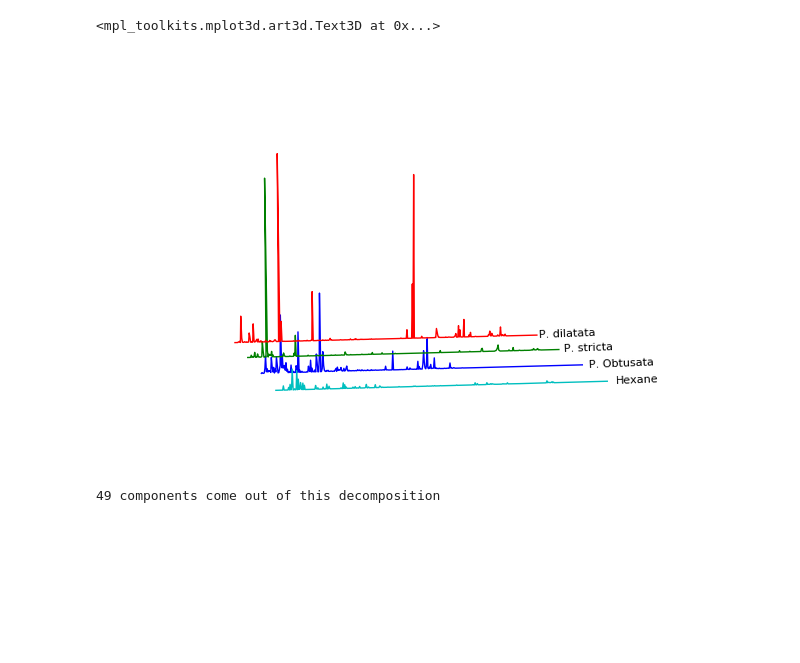
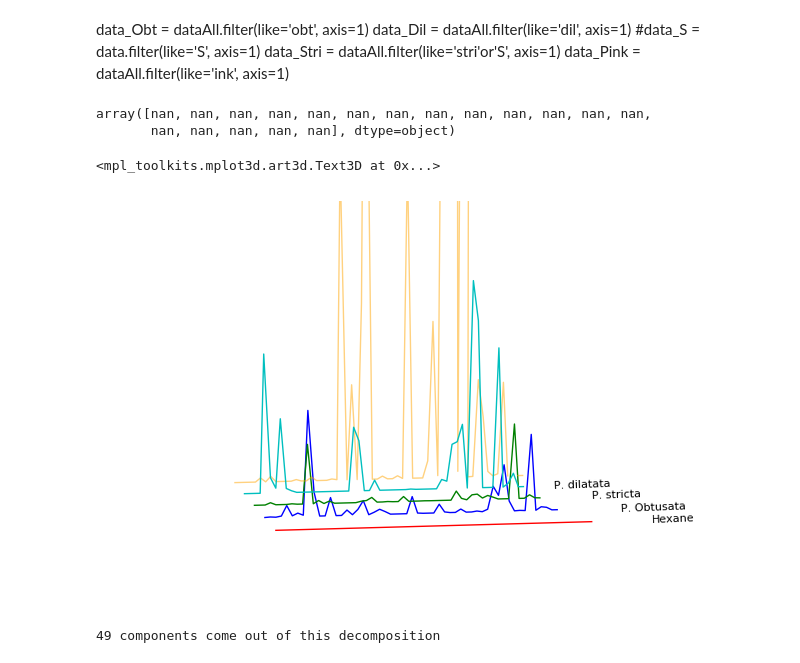
Before and after one commit to ryokubo5710/Platanthera_scents, a Jupyter notebook: FinalProject_DataPreparation.ipynb, the cells around one changed output. Saved outputs shown, nothing was run; the diff lists cells and outputs as text; code cells hidden in the pictures; blank space fills up the shorter version.

```diff
--- a/FinalProject_DataPreparation.ipynb
+++ b/FinalProject_DataPreparation.ipynb
@@ -4,4 +4,4 @@ import pandas as pd
 import matplotlib.pyplot as plt
 %matplotlib inline
 # %%
-data= pd.read_excel('Orchids_processed_70percent.xlsx.xlsx', sheetname ='All')
+data= pd.read_excel('OutputScriptMarie_KovatsMatchOnly70.xlsx.xlsx', sheetname ='to use for NDMS')
@@ -14,39 +8,63 @@ data_Hex = data.filter(like='hex', axis=1)
+# %% [markdown]
+data_Obt = dataAll.filter(like='obt', axis=1)
+data_Dil = dataAll.filter(like='dil', axis=1)
+#data_S = data.filter(like='S', axis=1)
+data_Stri = dataAll.filter(like='stri'or'S', axis=1)
+data_Pink = dataAll.filter(like='ink', axis=1)
+# %%
+data_Obt = data[data['Species'].str.contains('obt')]
+data_Dil = data[data['Species'].str.contains('dil')]
+data_Stri = data[data['Species'].str.contains('stri')]
+data_Cil = data[data['Species'].str.contains('cil')]
+data_Hur = data[data['Species'].str.contains('hur')]
+# %%
+value = data_Obt.values
+value.shape
+value[:, 57]
+# %% [output]
+array([nan, nan, nan, nan, nan, nan, nan, nan, nan, nan, nan, nan, nan,
+       nan, nan, nan, nan, nan], dtype=object)
 # %%
-Size = data_Obt.shape[0]
+Size = data_Obt.shape[1]
 MeanObt = np.zeros(Size)
 MeanDil = np.zeros(Size)
 #MeanS = np.zeros(Size)
 MeanStri = np.zeros(Size)
-MeanHex = np.zeros(Size)
+MeanCil = np.zeros(Size)
+MeanHur = np.zeros(Size)
 
-for i in range(0, Size):
-    MeanObt[i] = np.mean(data_Obt.values[i, :])
-    MeanDil[i] = np.mean(data_Dil.values[i, :])
+for i in range(1, Size-1):
+    MeanObt[i] = np.mean(data_Obt.values[:, i+1])
+    MeanDil[i] = np.mean(data_Dil.values[:, i+1])
     #MeanS[i] = np.mean(data_S.values[i, :])
-    MeanStri[i] = np.mean(data_Stri.values[i, :])
-    MeanHex[i] = np.mean(data_Hex.values[i, :])
+    MeanStri[i] = np.mean(data_Stri.values[:, i+1])
+    MeanCil[i] = np.mean(data_Cil.values[:, i+1])
+    MeanHur[i] = np.mean(data_Hur.values[:, i+1])
 
 from mpl_toolkits.mplot3d import Axes3D
 fig = plt.figure()
 ax = Axes3D(fig)
 
 ax.plot(range(0, Size),[1]*Size, MeanObt)
 ax.plot(range(0, Size),[2]*Size, MeanStri)
 #ax.plot(range(0, Size), [3]*Size, MeanS)
-ax.plot(range(0, Size),[3]*Size, MeanDil)
-ax.plot(range(0, Size),[0]*Size, MeanHex)
+ax.plot(range(0, Size),[4]*Size, MeanDil, c='orange', alpha=0.5)
+ax.plot(range(0, Size),[0]*Size, MeanCil)
+ax.plot(range(0, Size),[3]*Size, MeanHur)
+ax.set_zlim(0, max(MeanHur))
 ax.view_init(elev=10, azim=-100)
 ax.axis('off')
 ax.text(Size+10, 0, 0, "Hexane", (1, 0, 1), color='black', fontsize=8)
 ax.text(Size+8, 1, 0, "P. Obtusata", (1, 0, 1), color='black', fontsize=8)
 ax.text(Size+6, 2, 0, "P. stricta", (1, 0, 1), color='black', fontsize=8)
 #ax.text(Size+4, 3, 0, "S", (1, 0, 1), color='black', fontsize=8)
 ax.text(Size+2, 3, 0, "P. dilatata", (1, 0, 1), color='black', fontsize=8)
 
 ##WE SHOULD MEAN FIRST WITH THE DATE AND THE SAMPLE ID
+##Have to reorganise labels
 # %% [output]
 <mpl_toolkits.mplot3d.art3d.Text3D at 0x...>
-[figure, old version]
+[figure, new version]
 # %%
 #data_Obt = data.filter(like='Pobt', axis=1)
 #data_Dil = data.filter(like='dil', axis=1)
```
Also changed, not shown: parts of 1 cell of this notebook, 2 other files.
